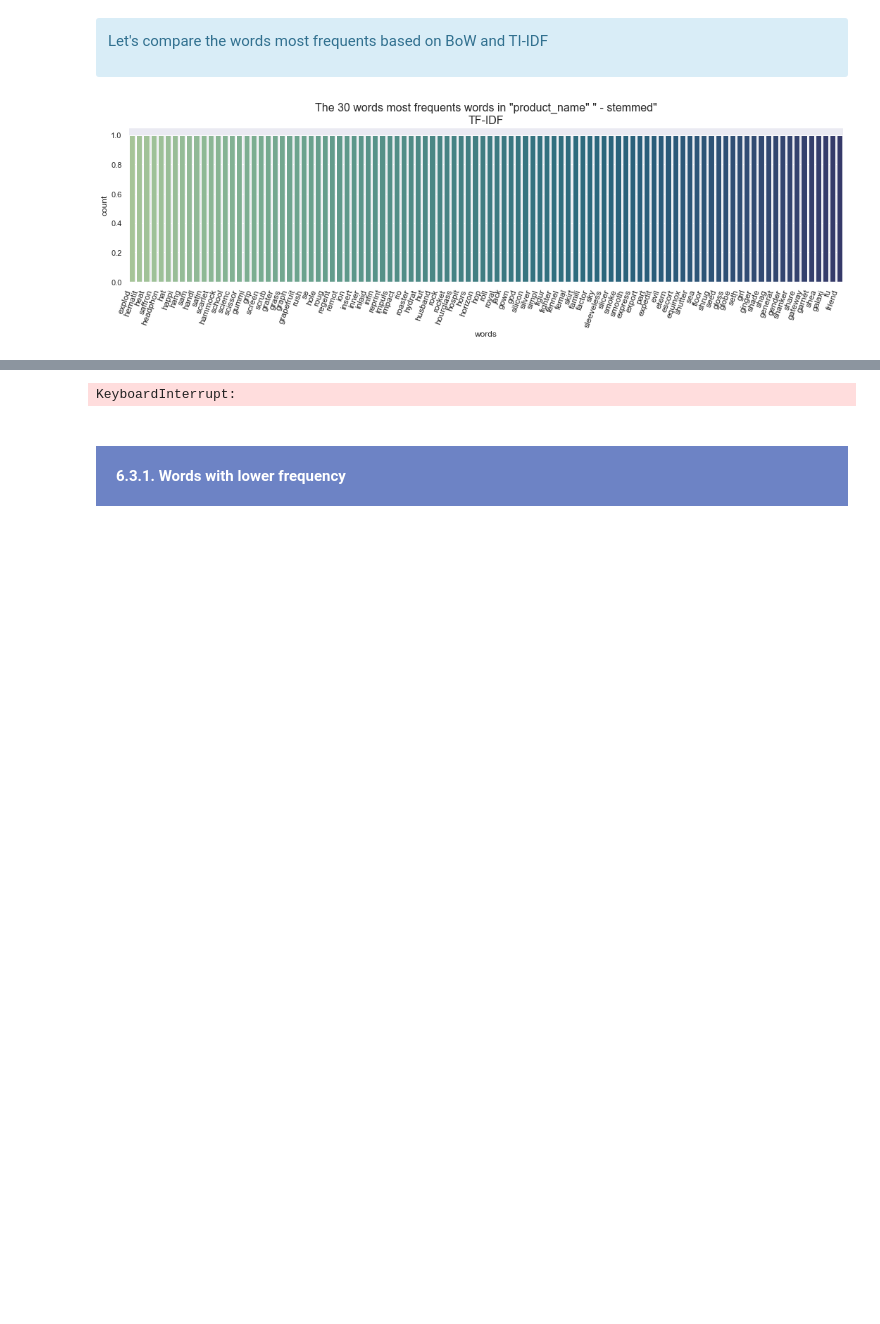
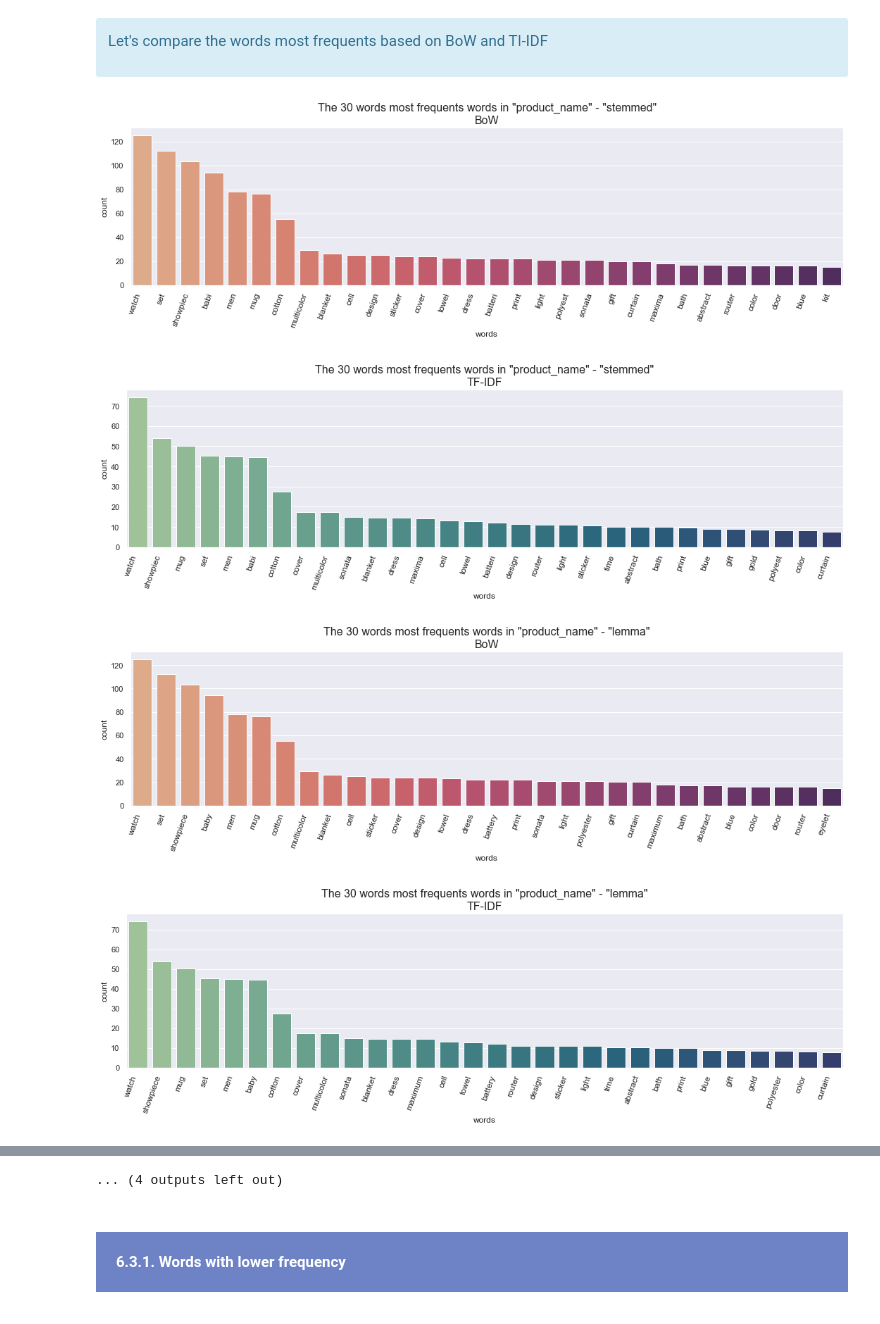
Before and after one commit to samirhinojosa/OC-P6-automatically-classify-consumer-goods, a Jupyter notebook: notebook.ipynb, the cells around one changed output, grey strips where cells are left out. Drawn from its saved outputs; the diff is of its cells as text; code cells hidden in the pictures; blank space fills up the shorter version.

```diff
--- a/notebook.ipynb
+++ b/notebook.ipynb
@@ -1053,21 +1137,34 @@ display(df_tfidf_description_lemma.head())
 # %%
 for col in text_columns:
 
     for var in ["stemmed", "lemma"]:
 
-        # Plottint the results
-        most_frequent_words = (globals()["df_bow_" + col + "_" + var].sum(axis=0)).sort_values(ascending=True).head(100)
+        for type_of_vector in ["bow", "tfidf"]:
 
-        fig = plt.figure(figsize=(15, 5))
-        plot = sns.barplot(x=most_frequent_words.index, y=most_frequent_words, palette=palette)
-        plot.set_xticklabels(labels=most_frequent_words.index, rotation=70, size=12,
-                                 horizontalalignment="right")
-        plt.ylabel("count", size=12)
-        plt.xlabel("words", size=12)
-        plt.title("The 30 words most frequents words in \"" + col + "\" \" - " + var + "\"\n" + temp, size=16)
-        plt.tight_layout()
-        plt.show()
+            if type_of_vector == "bow":
+                palette = "flare"
+                temp = "BoW"
+            else:
+                palette = "crest"
+                temp = "TF-IDF"
+
+
+             # Plottint the results
+            most_frequent_words = (globals()["df_" + type_of_vector + "_" + col + "_" + var].sum(axis=0)).sort_values(ascending=False).head(30)
+
+            fig = plt.figure(figsize=(15, 5))
+            plot = sns.barplot(x=most_frequent_words.index, y=most_frequent_words, palette=palette)
+            plot.set_xticklabels(labels=most_frequent_words.index, rotation=70, size=12,
+                                     horizontalalignment="right")
+            plt.ylabel("count", size=12)
+            plt.xlabel("words", size=12)
+            plt.title("The 30 words most frequents words in \"" + col + "\" - \"" + var + "\"\n" + temp, size=16)
+            plt.tight_layout()
+            plt.show()
 
         print("\n\n")
 # %% [output]
-[figure, old version]
+[figure, new version]
+[figure, added]
+[figure, added]
+[figure, added]
@@ -1074,4 +1179,4 @@ for col in text_columns:
-KeyboardInterrupt:
+... (4 outputs left out)
 # %% [markdown]
 <div style="background-color: #6D83C5;" >
     <h4 style="margin: auto; padding: 20px; color:#fff; ">6.3.1. Words with lower frequency</h4>
```
Also changed, not shown: parts of 19 cells of this notebook.
